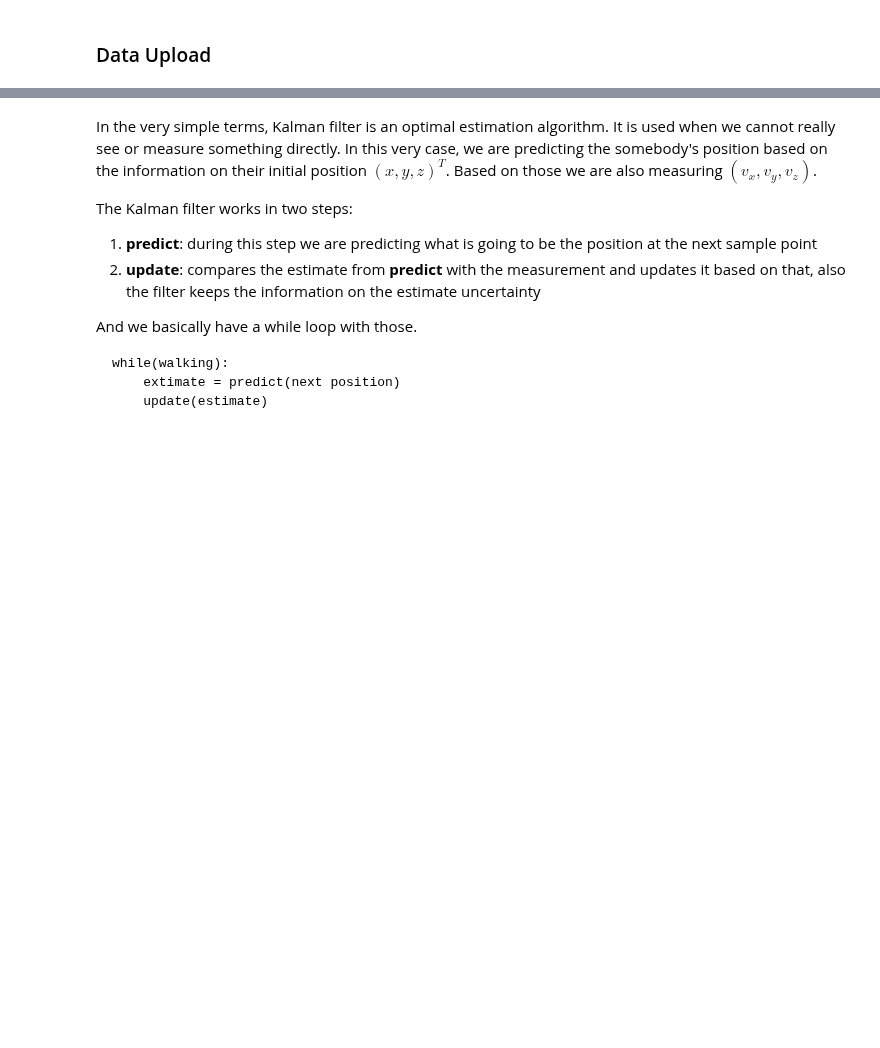
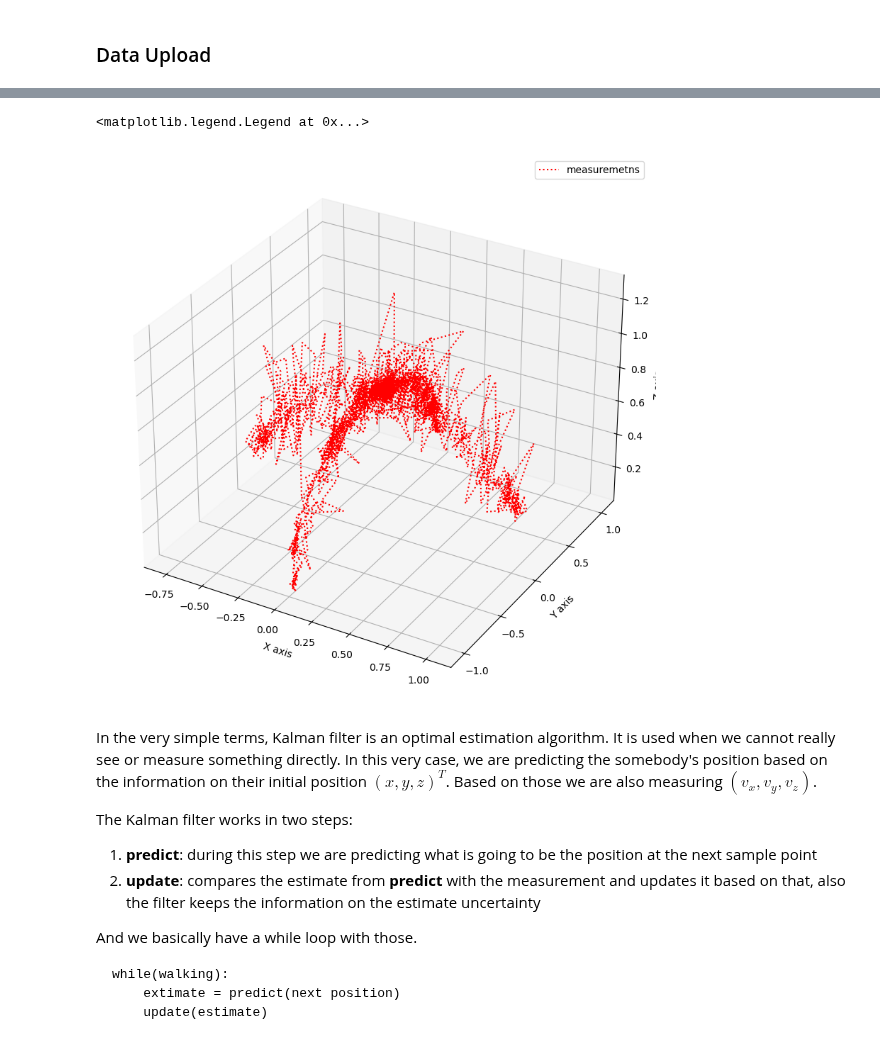
Before and after one commit to kjetteren/RaD_team1_HELIXON, a Jupyter notebook: kalman/KalmanFilterImplementation.ipynb, the cells around one changed output, grey strips where cells are left out. Drawn from its saved outputs; the diff is of its cells as text; code cells hidden in the pictures; blank space fills up the shorter version.

```diff
--- a/kalman/KalmanFilterImplementation.ipynb
+++ b/kalman/KalmanFilterImplementation.ipynb
@@ -51,3 +52,14 @@ df.head()
+# %%
+fig = plt.figure(figsize=(10,10))
+ax = fig.add_subplot(111, projection='3d')
+ax.plot(df['Ax'], df['Ay'], df['Az'], ':r', label="measuremetns")
+ax.set_xlabel('X axis')
+ax.set_ylabel('Y axis')
+ax.set_zlabel('Z axis')
+ax.legend()
+# %% [output]
+<matplotlib.legend.Legend at 0x...>
+[figure, added]
 # %% [markdown]
 In the very simple terms, Kalman filter is an optimal estimation algorithm. It is used when we cannot really see or measure something directly. In this very case, we are predicting the somebody's position based on the information on their initial position $(x,y,z)^T$. Based on those we are also measuring $(v_x,v_y,v_z)$.
 
```
Also changed, not shown: parts of 5 cells of this notebook, 1 other file.
